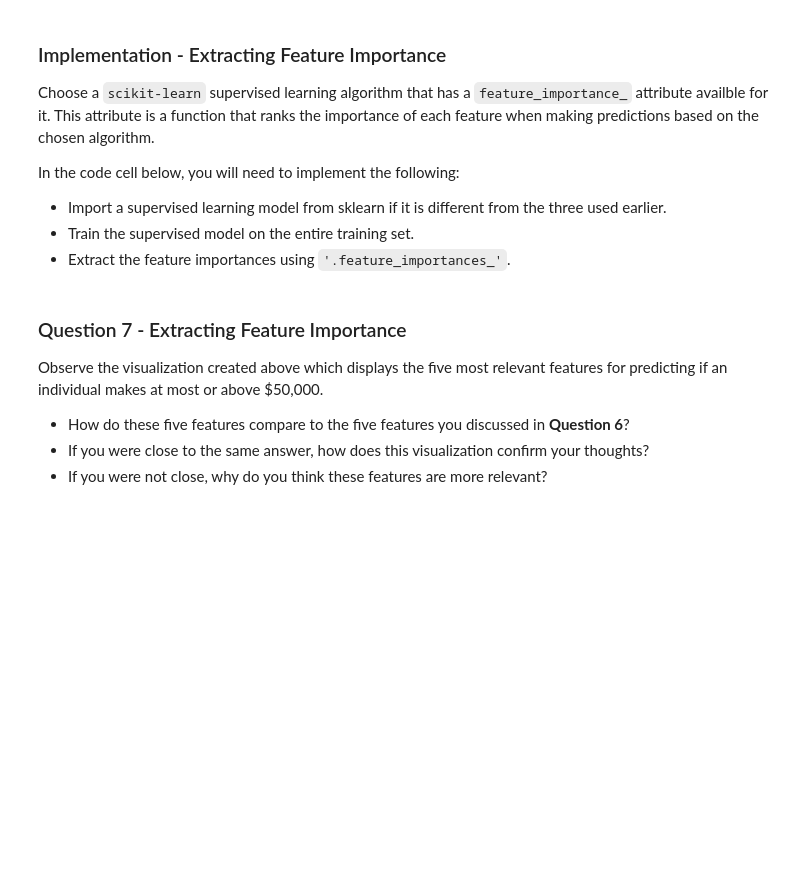
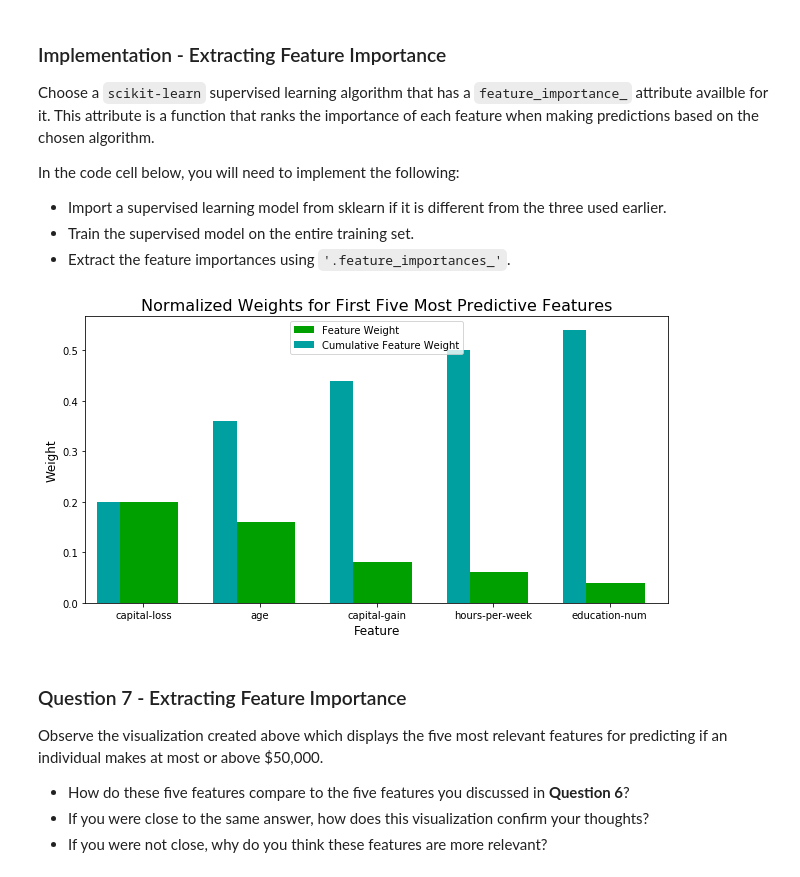
Before and after one commit to anton-mironenko/machine-learning, a Jupyter notebook: projects/finding_donors/finding_donors.ipynb, the cells around one changed output. Cells and saved outputs as stored; diff of their text form; code cells hidden in the pictures; blank space fills up the shorter version.

```diff
--- a/projects/finding_donors/finding_donors.ipynb
+++ b/projects/finding_donors/finding_donors.ipynb
@@ -562,15 +584,18 @@ In the code cell below, you will need to implement the following:
 # %%
 # TODO: Import a supervised learning model that has 'feature_importances_'
 
 
 # TODO: Train the supervised model on the training set using .fit(X_train, y_train)
-model = None
+model = AdaBoostClassifier()
+model.fit(X_train, y_train)
 
 # TODO: Extract the feature importances using .feature_importances_
-importances = None
+importances = model.feature_importances_
 
 # Plot
 vs.feature_plot(importances, X_train, y_train)
+# %% [output]
+[figure, added]
 # %% [markdown]
 ### Question 7 - Extracting Feature Importance
 
```
Also changed, not shown: parts of 22 cells of this notebook, 1 other file.
